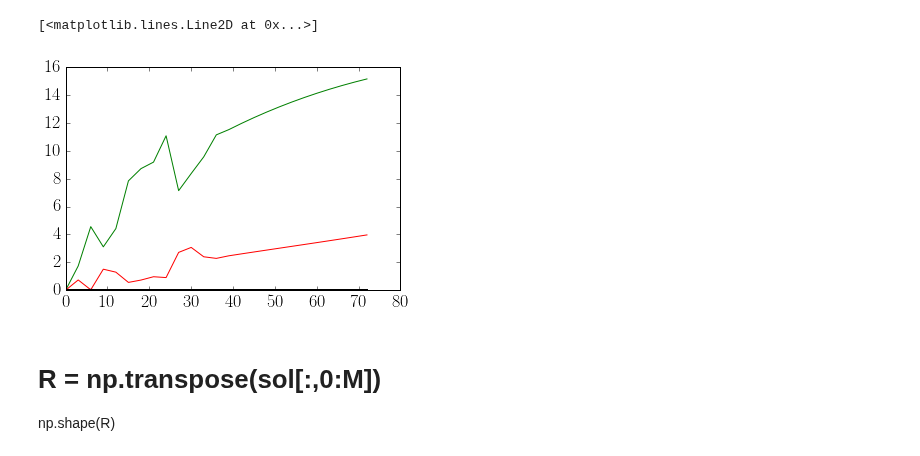
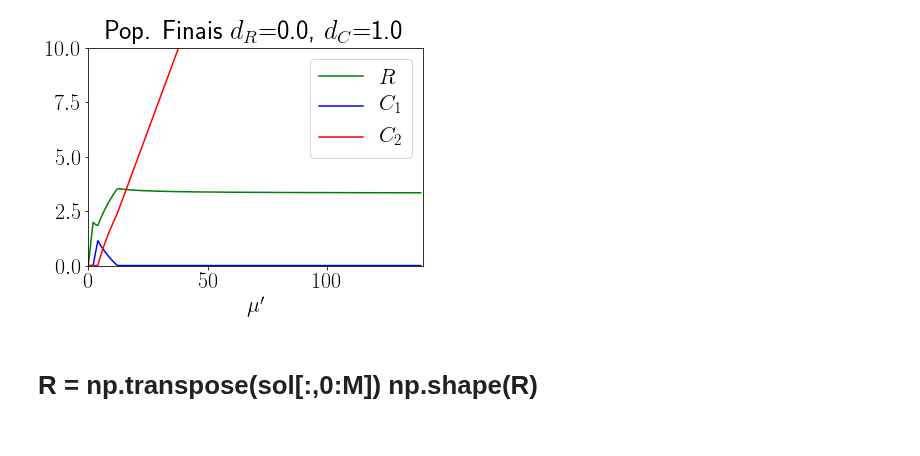
Before and after one commit to reand705/IGP, a Jupyter notebook: Method_Of_LinesIGP.ipynb, the cells around one changed output. Cells and saved outputs as stored; diff of their text form; code cells hidden in the pictures.

```diff
--- a/Method_Of_LinesIGP.ipynb
+++ b/Method_Of_LinesIGP.ipynb
@@ -65,6 +66,8 @@ def init(M):
     R0 = 1.0*np.sin(x)
     C10 = 1.0*np.sin(x)
     C20 = 1.0*np.sin(x)
+
+    del x
 
     '''
     #Populações iniciais - step function
@@ -179,12 +242,17 @@ print(np.min(R[M/2,-1000:]))
 # %%
 #Faça para vários dR, d1, d2
-DR = [0.5]
-D1 = [0.5]
-D2 = [0.5]
-MU = [0.0 + 3*i for i in range(0,25)]
+DR = [0]
+D1 = [5]
+D2 = [5]
+MU = [0.0 + i for i in range(0,140)]
 t = np.linspace(0,Tmax,N)
+m = 1.0
+gamma = 0.5
+alpha = 1
+beta = 1
+phi = 1.0
 #pop inicial
-R0,C10,C20 = init(M)
+R0,C10,C20 = init(M+2)
 y0 = np.r_[R0,C10,C20]
 for d_r in DR:
     print("d_r = " + str(d_r))
@@ -196,5 +264,6 @@ for d_r in DR:
                 print("mu = " + str(mu))
                 sol = scipy.integrate.odeint(ddt,y0,t)
                 sol = np.array(sol)
-                np.save('Method_Of_LinesIGP_dR=%.3f,d1=%.3f,d2=%.3f,mu=%.3f' % (d_r,d_1,d_2,mu),sol)
+                np.save('Method_Of_LinesIGP_dR=%.3f,d1=%.3f,d2=%.3f,mu=%.3f,alpha=%.3f,gamma=%.3f,beta=%.f,phi=%.3f,m=%.3f'
+                        % (d_r,d_1,d_2,mu,alpha,gamma,beta,phi,m),sol)
 # %% [output]
@@ -218,34 +287,44 @@ mu = 72.0
 # %%
 #Imprima a população final
-DR = [0.5]
-D1 = [0.5]
-D2 = [0.5]
-MU = [0.0 + 3*i for i in range(0,25)]
+DR = [0]
+D1 = [1]
+D2 = [1]
+MU = [0.0 + i for i in range(0,140)]
+m = 1.0
+gamma = 0.5
+alpha = 1
+beta = 1
+phi = 1.0
+
 Rfinal = []
 C1final = []
 C2final = []
 t = np.linspace(0,Tmax,N)
 for d_r in DR:
     for d_1 in D1:
         for d_2 in D2:
             for mu in MU:
-                sol = np.load('Method_Of_LinesIGP_dR=%.3f,d1=%.3f,d2=%.3f,mu=%.3f.npy' % (d_r,d_1,d_2,mu))
+                sol = np.load('Method_Of_LinesIGP_dR=%.3f,d1=%.3f,d2=%.3f,mu=%.3f,alpha=%.3f,gamma=%.3f,beta=%.f,phi=%.3f,m=%.3f.npy'
+                              % (d_r,d_1,d_2,mu,alpha,gamma,beta,phi,m))
                 R = np.transpose(sol[:,0:M])
                 C1 = np.transpose(sol[:,M:2*M])
                 C2 = np.transpose(sol[:,2*M:])
                 Rfinal.append(R[M/2,-1])
                 C1final.append(C1[M/2,-1])
                 C2final.append(C2[M/2,-1])
 
-plt.plot(MU,Rfinal,color = 'green')
-plt.plot(MU,C1final,color = 'blue')
-plt.plot(MU,C2final,color = 'red')
-plt.plot(MU,np.full(len(MU),1E-1),color = 'black')
+plt.plot(MU,Rfinal,color = 'green', label = r'$R$')
+plt.plot(MU,C1final,color = 'blue', label = r'$C_1$')
+plt.plot(MU,C2final,color = 'red', label = r'$C_2$')
+plt.xlabel(r"$\mu'$")
+plt.legend(loc = 'best')
+plt.title(r'Pop. Finais $d_R$=%.1f, $d_C$=%.1f' % (d_r,d_1))
+plt.axis([0,140,0,10])
+plt.savefig('Method_Of_LinesIGP_dR=%.3f,d1=%.3f,d2=%.3f,mu=%.3f,alpha=%.3f,gamma=%.3f,beta=%.f,phi=%.3f,m=%.3f.png'
+                              % (d_r,d_1,d_2,mu,alpha,gamma,beta,phi,m))
 # %% [output]
-[<matplotlib.lines.Line2D at 0x...>]
-[figure, old version]
+[figure, new version]
 # %% [markdown]
-# R = np.transpose(sol[:,0:M])
-np.shape(R)
+# R = np.transpose(sol[:,0:M]) np.shape(R)
 # %%
 # %% [output]
```
Also changed, not shown: parts of 8 cells of this notebook.
